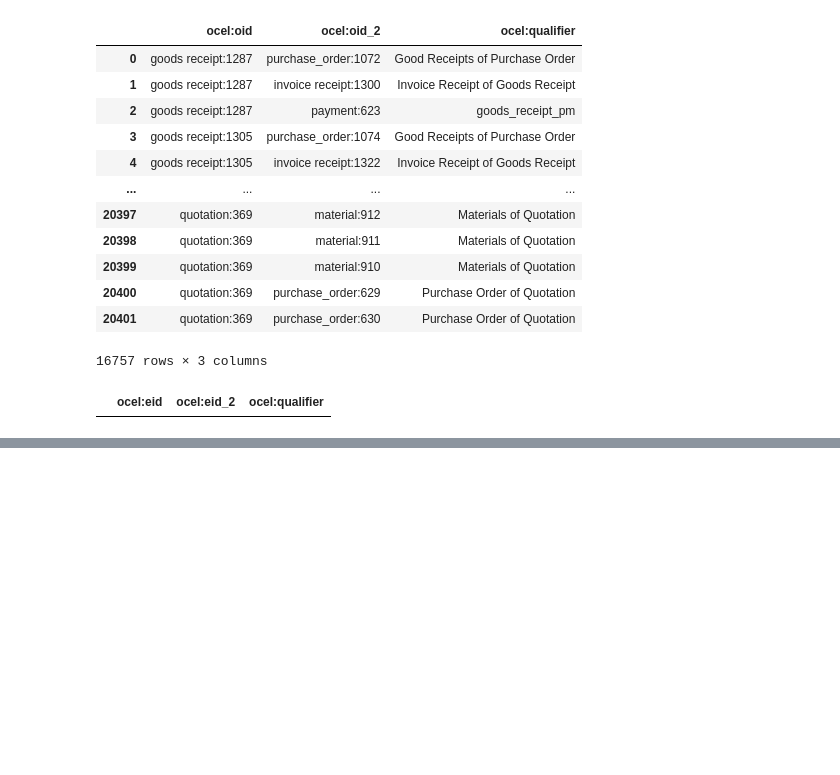
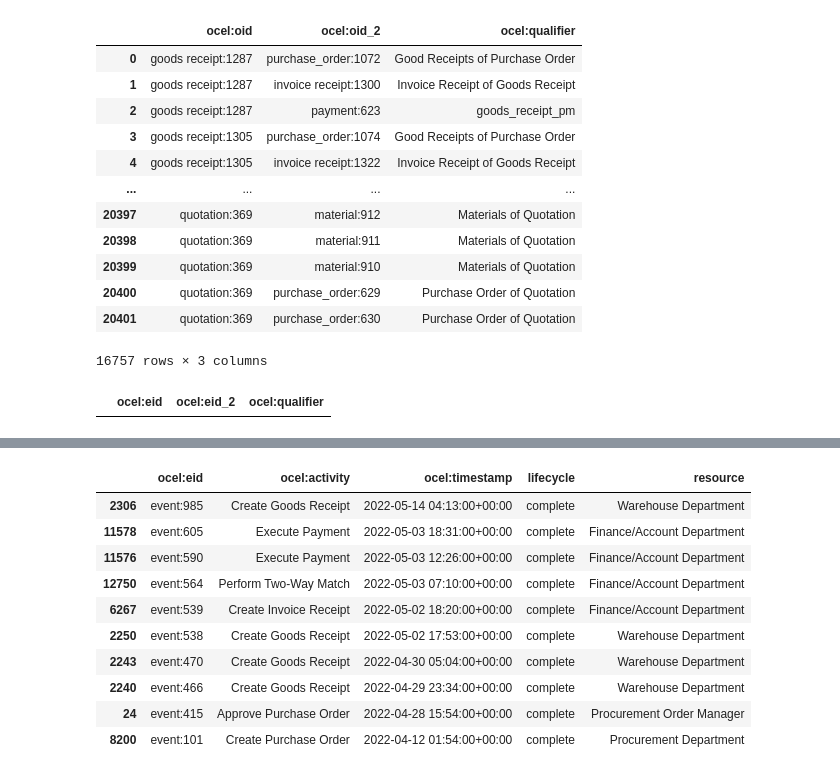
Before and after one commit to william-vw/pqn, a Jupyter notebook: convert/convert_log.ipynb, the cells around one changed output, grey strips where cells are left out. Cells and saved outputs as stored; diff of their text form; code cells hidden in the pictures; blank space fills up the shorter version.

```diff
--- a/convert/convert_log.ipynb
+++ b/convert/convert_log.ipynb
@@ -197,0 +217,3 @@ log.object_changes.loc[(log.object_changes['ocel:type']=='quotation')&(log.objec
+# %%
+evt_objs = log.relations.loc[log.relations['ocel:eid']=='event:985','ocel:oid']
+evt_objs
@@ -197,0 +224,3 @@ log.object_changes.loc[(log.object_changes['ocel:type']=='quotation')&(log.objec
+# %%
+obj_evts = log.relations.loc[log.relations['ocel:oid'].isin(evt_objs), 'ocel:eid']
+obj_evts
@@ -197,0 +242,14 @@ log.object_changes.loc[(log.object_changes['ocel:type']=='quotation')&(log.objec
+# %%
+log.events.loc[log.events['ocel:eid'].isin(obj_evts),].sort_values(by='ocel:timestamp', ascending=False)
+# %% [output]
+|  | ocel:eid | ocel:activity | ocel:timestamp | lifecycle | resource |
+| 2306 | event:985 | Create Goods Receipt | 2022-05-14 04:13:00+00:00 | complete | Warehouse Department |
+| 11578 | event:605 | Execute Payment | 2022-05-03 18:31:00+00:00 | complete | Finance/Account Department |
+| 11576 | event:590 | Execute Payment | 2022-05-03 12:26:00+00:00 | complete | Finance/Account Department |
+| 12750 | event:564 | Perform Two-Way Match | 2022-05-03 07:10:00+00:00 | complete | Finance/Account Department |
+| 6267 | event:539 | Create Invoice Receipt | 2022-05-02 18:20:00+00:00 | complete | Finance/Account Department |
+| 2250 | event:538 | Create Goods Receipt | 2022-05-02 17:53:00+00:00 | complete | Warehouse Department |
+| 2243 | event:470 | Create Goods Receipt | 2022-04-30 05:04:00+00:00 | complete | Warehouse Department |
+| 2240 | event:466 | Create Goods Receipt | 2022-04-29 23:34:00+00:00 | complete | Warehouse Department |
+| 24 | event:415 | Approve Purchase Order | 2022-04-28 15:54:00+00:00 | complete | Procurement Order Manager |
+| 8200 | event:101 | Create Purchase Order | 2022-04-12 01:54:00+00:00 | complete | Procurement Department |
```
Also changed, not shown: parts of 12 cells of this notebook, 15 other files.
